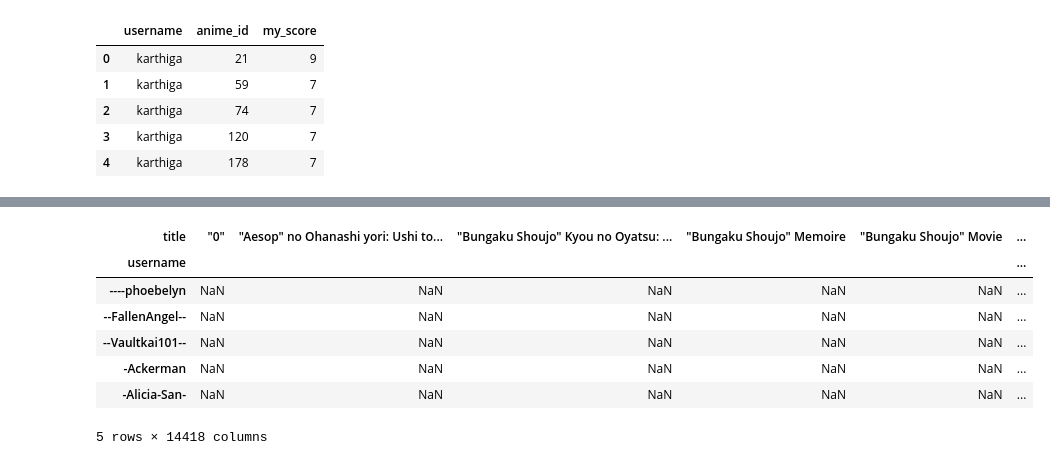
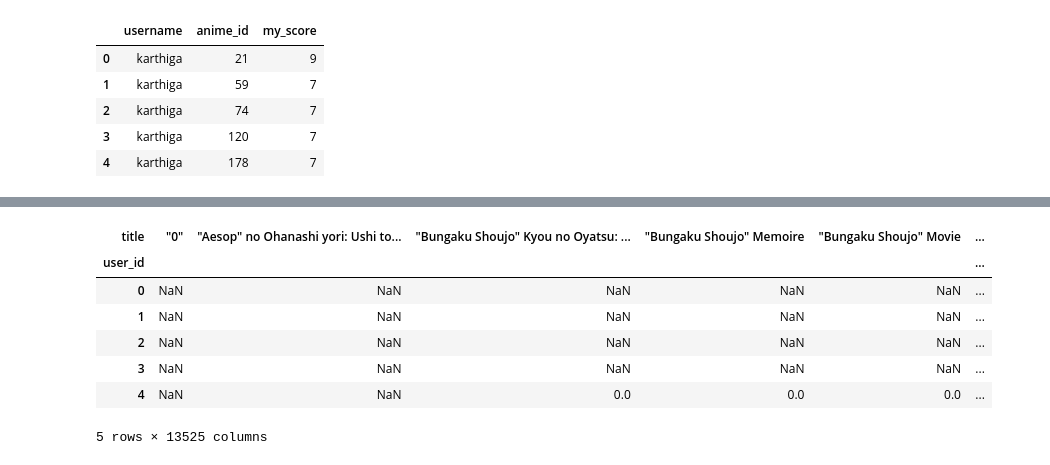
Before and after one commit to montesdeocaG/AnimeRecommendation, a Jupyter notebook: Proyecto.ipynb, the cells around one changed output, grey strips where cells are left out. Cells and saved outputs as stored; diff of their text form; code cells hidden in the pictures.

```diff
--- a/Proyecto.ipynb
+++ b/Proyecto.ipynb
@@ -3,7 +3,7 @@ import numpy as np
 import pandas as pd
 # %%
 anime_titles = pd.read_csv('anime_cleaned.csv',usecols=[0,1])
-df = pd.read_csv('animelists_cleaned.csv',usecols=[0,1,5],nrows=10000000)
+df = pd.read_csv('animelists_cleaned.csv',usecols=[0,1,5],nrows=1000000)
 # %%
 anime_titles.head()
 # %% [output]
@@ -24,6 +24,7 @@ df.head()
 | 4 | karthiga | 178 | 7 |
 # %%
 df = pd.merge(anime_titles,df,on='anime_id')
+df['user_id'] = df.username.astype('category').cat.codes
 # %%
 df.head()
 # %% [output]
@@ -58,13 +59,13 @@ sns.jointplot(x='my_score',y='num of ratings',data=ratings,alpha=0.5)
 # %%
-animematrix = df.pivot_table(index='username',columns='title',values='my_score')
+animematrix = df.pivot_table(index='user_id',columns='title',values='my_score')
 animematrix.head()
 # %% [output]
 | title | "0" | "Aesop" no Ohanashi yori: Ushi to... | "Bungaku Shoujo" Kyou no Oyatsu: ... | "Bungaku Shoujo" Memoire | "Bungaku Shoujo" Movie | ... |
-| username |  |  |  |  |  | ... |
-| ----phoebelyn | NaN | NaN | NaN | NaN | NaN | ... |
-| --FallenAngel-- | NaN | NaN | NaN | NaN | NaN | ... |
-| --Vaultkai101-- | NaN | NaN | NaN | NaN | NaN | ... |
-| -Ackerman | NaN | NaN | NaN | NaN | NaN | ... |
-| -Alicia-San- | NaN | NaN | NaN | NaN | NaN | ... |
+| user_id |  |  |  |  |  | ... |
+| 0 | NaN | NaN | NaN | NaN | NaN | ... |
+| 1 | NaN | NaN | NaN | NaN | NaN | ... |
+| 2 | NaN | NaN | NaN | NaN | NaN | ... |
+| 3 | NaN | NaN | NaN | NaN | NaN | ... |
+| 4 | NaN | NaN | 0.0 | 0.0 | 0.0 | ... |
-5 rows × 14418 columns
+5 rows × 13525 columns
 # %%
```
Also changed, not shown: parts of 5 cells of this notebook.
